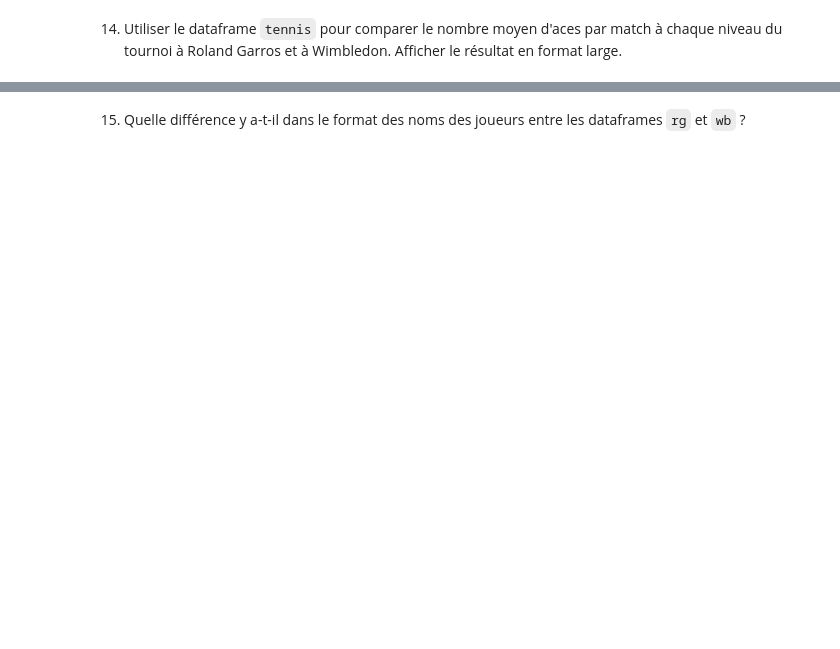
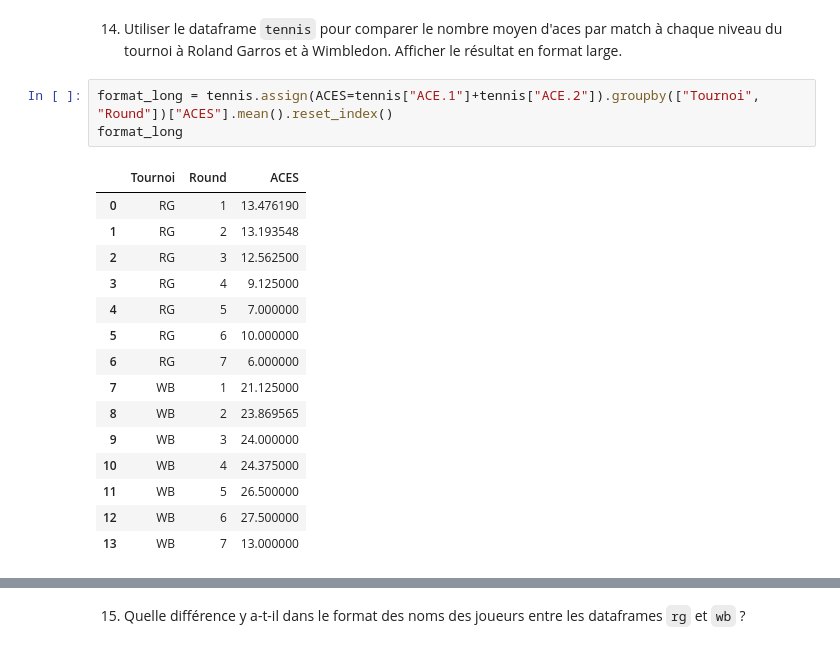
Before and after one commit to NoeMeri/test_certif_vdiff, a Jupyter notebook: notebooks/02_pandas_2.ipynb, the cells around one changed output, grey strips where cells are left out. Saved outputs shown, nothing was run; the diff lists cells and outputs as text; blank space fills up the shorter version.

```diff
--- a/notebooks/02_pandas_2.ipynb
+++ b/notebooks/02_pandas_2.ipynb
@@ -112,2 +200,21 @@ Length: 127, dtype: object
 # %% [markdown]
 14. Utiliser le dataframe `tennis` pour comparer le nombre moyen d'aces par match à chaque niveau du tournoi à Roland Garros et à Wimbledon. Afficher le résultat en format large.
+# %%
+format_long = tennis.assign(ACES=tennis["ACE.1"]+tennis["ACE.2"]).groupby(["Tournoi", "Round"])["ACES"].mean().reset_index()
+format_long
+# %% [output]
+|  | Tournoi | Round | ACES |
+| 0 | RG | 1 | 13.476190 |
+| 1 | RG | 2 | 13.193548 |
+| 2 | RG | 3 | 12.562500 |
+| 3 | RG | 4 | 9.125000 |
+| 4 | RG | 5 | 7.000000 |
+| 5 | RG | 6 | 10.000000 |
+| 6 | RG | 7 | 6.000000 |
+| 7 | WB | 1 | 21.125000 |
+| 8 | WB | 2 | 23.869565 |
+| 9 | WB | 3 | 24.000000 |
+| 10 | WB | 4 | 24.375000 |
+| 11 | WB | 5 | 26.500000 |
+| 12 | WB | 6 | 27.500000 |
+| 13 | WB | 7 | 13.000000 |
```
Also changed, not shown: parts of 13 cells of this notebook, 1 other file.
